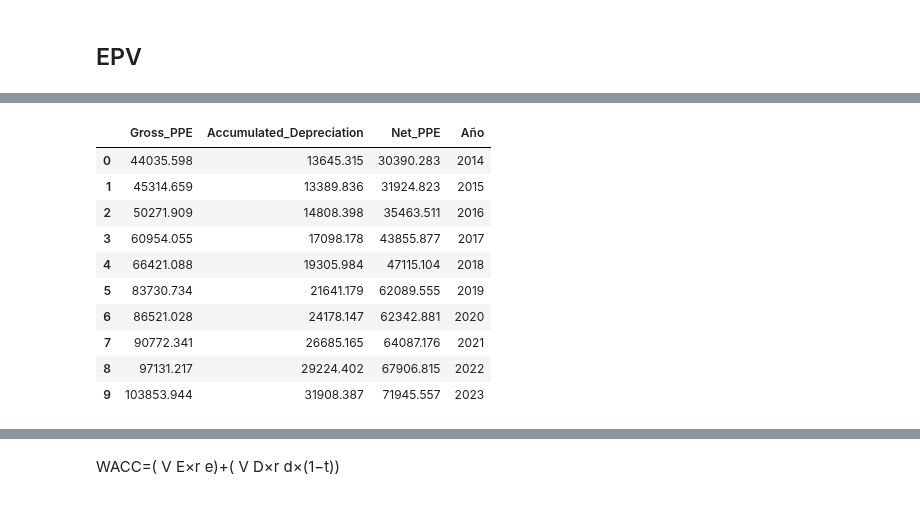
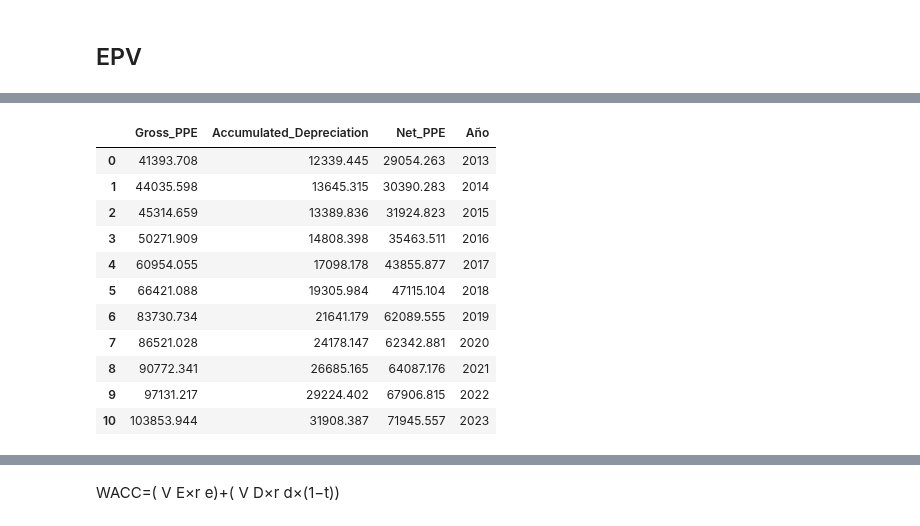
Before and after one commit to Marco23rubio/Stocks, a Jupyter notebook: cosas - copia.ipynb, the cells around one changed output, grey strips where cells are left out. Drawn from its saved outputs; the diff is of its cells as text; code cells hidden in the pictures.

```diff
--- a/cosas - copia.ipynb
+++ b/cosas - copia.ipynb
@@ -73,7 +88,7 @@ data_cetes = pd.read_excel(archivo_market_cetes + '.xlsx' , header=17)
 data_cetes['Fecha'] = pd.to_datetime(data_cetes['Fecha'], format='%d/%m/%Y')
 data_cetes = data_cetes.rename(columns={data_cetes.columns[1]: 'Rendimiento'})
 
-años = [2023, 2022, 2021, 2020, 2019]
+años = [2023, 2022, 2021, 2020, 2019 , 2018, 2017, 2016, 2015, 2014, 2013]
 data_cetes = data_cetes[data_cetes['Fecha'].dt.year.isin(años)]
 
 promedio_cetes = (
@@ -235,7 +264,7 @@ pattern = re.compile(r'\d{4}')
 columnas_con_anio = [col for col in df_anual.columns if pattern.search(col)]
 
 # Filtrar las columnas que están dentro del rango de los últimos 10 años desde anio_anterior
-anio_limite = anio_anterior - 10
+anio_limite = anio_anterior - 20
 columnas_filtradas = [col for col in columnas_con_anio if int(
     pattern.search(col).group()) >= anio_limite]
 
@@ -283,5 +310,26 @@ df_trimestral_filtrado = df_trimestral_filtrado.fillna(0)
 # %%
 df_anual_filtrado = df_anual_filtrado.drop(columns=["TTM/current"])
+# %%
+def limpiar_df_financiero(df):
+    df = df.copy()
+
+    # Reemplazar '-' por NaN en todo el DF
+    df.replace('-', np.nan, inplace=True)
+
+    # Todas las columnas excepto 'Fiscal Period' a numéricas
+    cols_datos = df.columns.drop('Fiscal Period')
+
+    df[cols_datos] = df[cols_datos].apply(
+        pd.to_numeric, errors='coerce'
+    )
+
+    return df
+
+df_anual_filtrado = limpiar_df_financiero(df_anual_filtrado)
+df_trimestral_filtrado = limpiar_df_financiero(df_trimestral_filtrado)
+# %%
+df_anual_filtrado = df_anual_filtrado.dropna(axis=1, how='all')
+df_trimestral_filtrado = df_trimestral_filtrado.dropna(axis=1, how='all')
 # %%
 # Crear DataFrame vacío con las columnas anuales
 razones_financieras = pd.DataFrame(
@@ -1194,43 +1397,45 @@ print(df_normalized_earnings)
 # %%
 accumulated_depreciation = df_anual_filtrado[df_anual_filtrado['Fiscal Period'] == '  Accumulated Depreciation'].iloc[0, 1:]
 gppe = df_anual_filtrado[df_anual_filtrado['Fiscal Period'] == 'Gross Property, Plant and Equipment'].iloc[0, 1:]
 
 # Limpiar y convertir índices a años
 accumulated_depreciation.index = accumulated_depreciation.index.str.extract(r'(\d{4})').astype(int)[0]
 gppe.index = gppe.index.str.extract(r'(\d{4})').astype(int)[0]
 
 # Convertir a numérico
 accumulated_depreciation = pd.to_numeric(accumulated_depreciation, errors='coerce').abs()
 gppe = pd.to_numeric(gppe, errors='coerce')
 
 # Unir en DataFrame
 df_ppe = pd.DataFrame({
     "Gross_PPE": gppe,
     "Accumulated_Depreciation": accumulated_depreciation
 })
 
 # Calcular Net PPE
 df_ppe["Net_PPE"] = df_ppe["Gross_PPE"] - df_ppe["Accumulated_Depreciation"]
 
-df_net_ppe = df_ppe.loc[2014:2023].copy()
+# Tomar los últimos 10 años disponibles
+ultimos_10_anios = sorted(df_ppe.index)[-11:]
+
+df_net_ppe = df_ppe.loc[ultimos_10_anios].copy()
 df_net_ppe["Año"] = df_net_ppe.index
 df_net_ppe = df_net_ppe.reset_index(drop=True)
-# # Filtrar últimos 5 años: 2019–2023
-# df_net_ppe = df_ppe.loc[2014:2023].reset_index().rename(columns={"index": "Año"})
 
 df_net_ppe
 # %% [output]
 |  | Gross_PPE | Accumulated_Depreciation | Net_PPE | Año |
-| 0 | 44035.598 | 13645.315 | 30390.283 | 2014 |
-| 1 | 45314.659 | 13389.836 | 31924.823 | 2015 |
-| 2 | 50271.909 | 14808.398 | 35463.511 | 2016 |
-| 3 | 60954.055 | 17098.178 | 43855.877 | 2017 |
-| 4 | 66421.088 | 19305.984 | 47115.104 | 2018 |
-| 5 | 83730.734 | 21641.179 | 62089.555 | 2019 |
-| 6 | 86521.028 | 24178.147 | 62342.881 | 2020 |
-| 7 | 90772.341 | 26685.165 | 64087.176 | 2021 |
-| 8 | 97131.217 | 29224.402 | 67906.815 | 2022 |
-| 9 | 103853.944 | 31908.387 | 71945.557 | 2023 |
+| 0 | 41393.708 | 12339.445 | 29054.263 | 2013 |
+| 1 | 44035.598 | 13645.315 | 30390.283 | 2014 |
+| 2 | 45314.659 | 13389.836 | 31924.823 | 2015 |
+| 3 | 50271.909 | 14808.398 | 35463.511 | 2016 |
+| 4 | 60954.055 | 17098.178 | 43855.877 | 2017 |
+| 5 | 66421.088 | 19305.984 | 47115.104 | 2018 |
+| 6 | 83730.734 | 21641.179 | 62089.555 | 2019 |
+| 7 | 86521.028 | 24178.147 | 62342.881 | 2020 |
+| 8 | 90772.341 | 26685.165 | 64087.176 | 2021 |
+| 9 | 97131.217 | 29224.402 | 67906.815 | 2022 |
+| 10 | 103853.944 | 31908.387 | 71945.557 | 2023 |
 # %%
 # Extraer las filas correspondientes
 capex = df_anual_filtrado[df_anual_filtrado['Fiscal Period'] == 'Capital Expenditure'].iloc[0, 1:]
```
Also changed, not shown: parts of 62 cells of this notebook, 4 other files.
